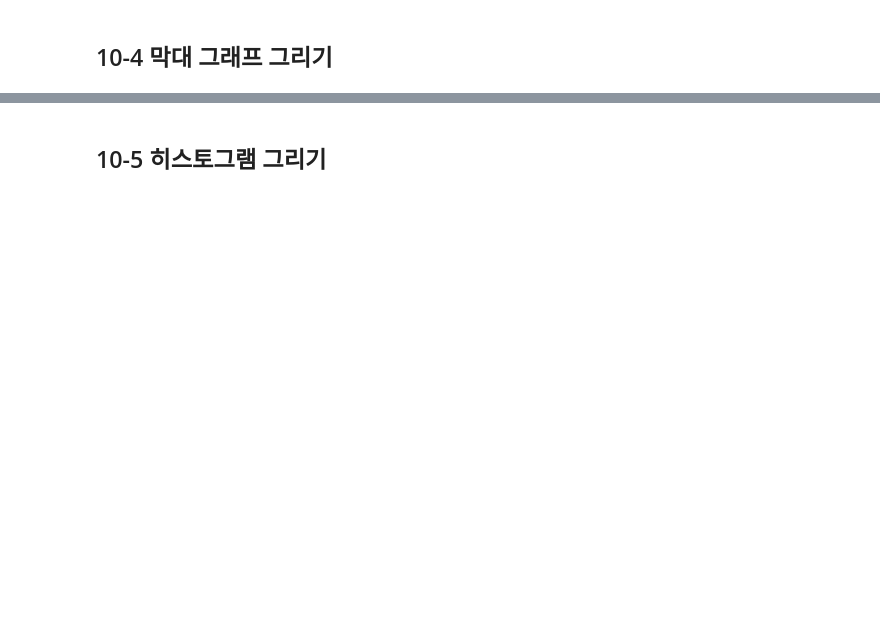
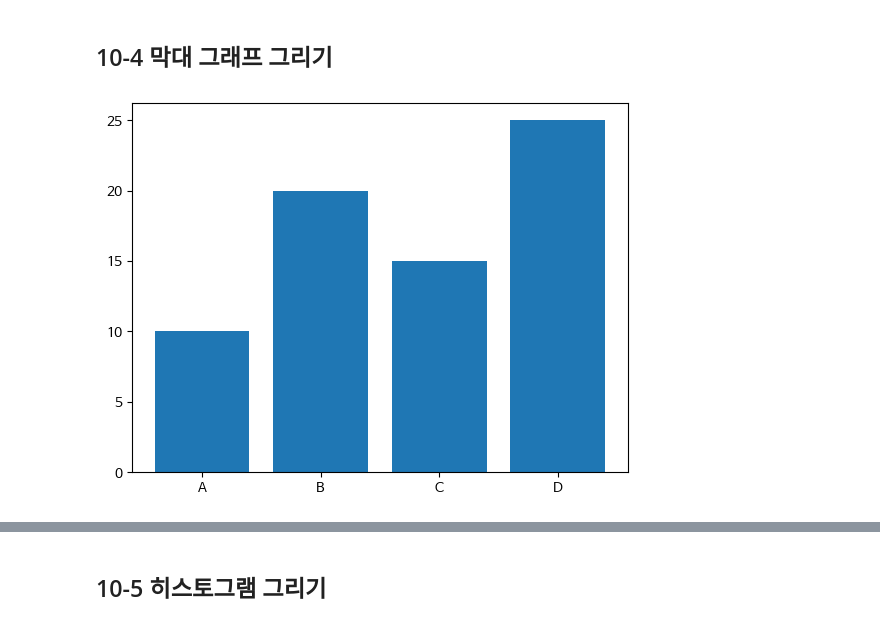
Before and after one commit to HYA6/DataAnalysis, a Jupyter notebook: OpenSourceDataAnalysis_10.ipynb, the cells around one changed output, grey strips where cells are left out. Cells and saved outputs as stored; diff of their text form; code cells hidden in the pictures; blank space fills up the shorter version.

```diff
--- a/OpenSourceDataAnalysis_10.ipynb
+++ b/OpenSourceDataAnalysis_10.ipynb
@@ -85,13 +100,15 @@ plt.show()
 # %%
 import matplotlib.pyplot as plt
 
 ## 데이터 정의
 categories = ['A', 'B', 'C', 'D']
 values = [10, 20, 15, 25]
 
 ## 막대 그래프 그리기
-
+plt.bar(categories, values)
 plt.show()
+# %% [output]
+[figure, added]
 # %%
 import matplotlib.pyplot as plt
 
```
Also changed, not shown: parts of 10 cells of this notebook.
